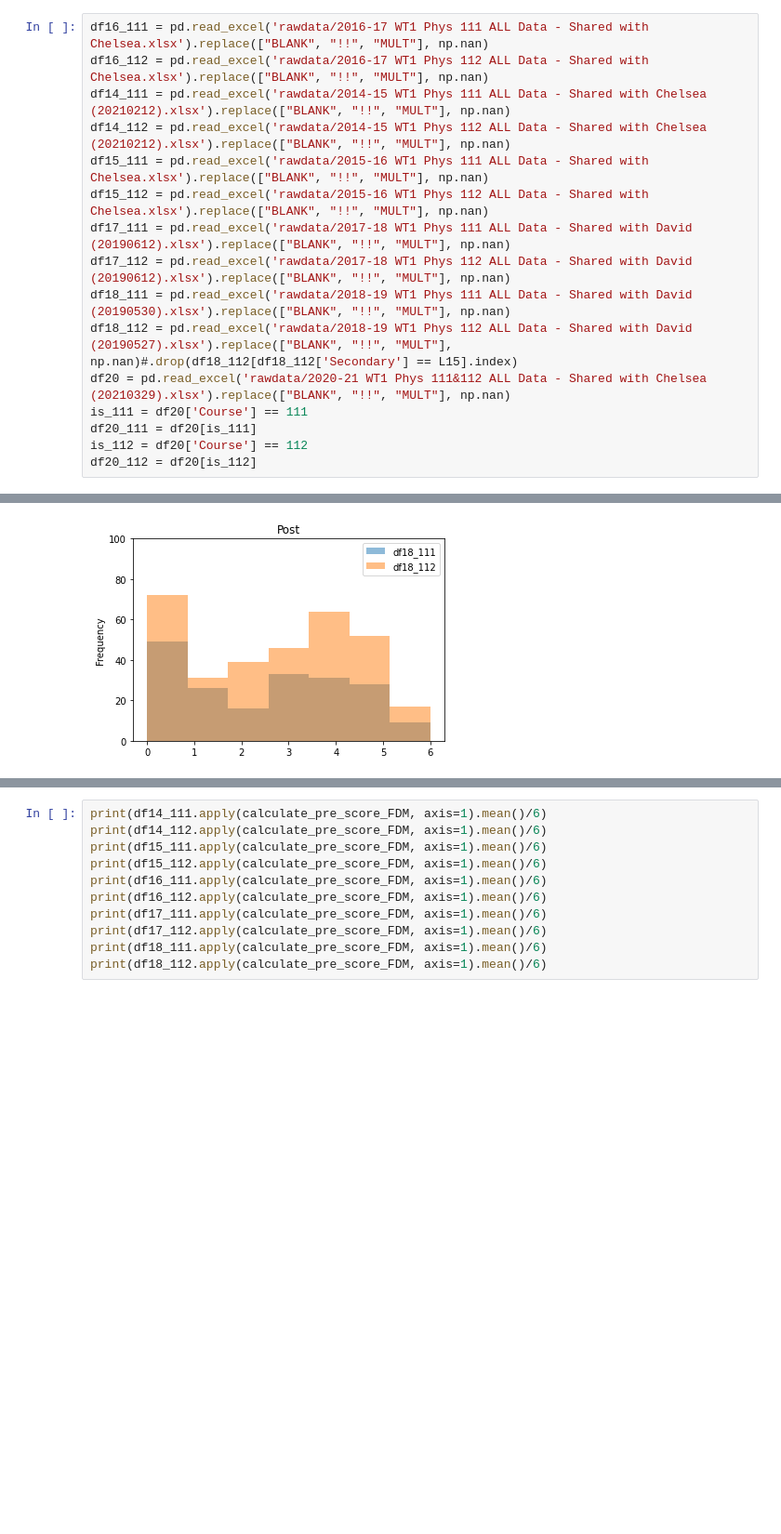
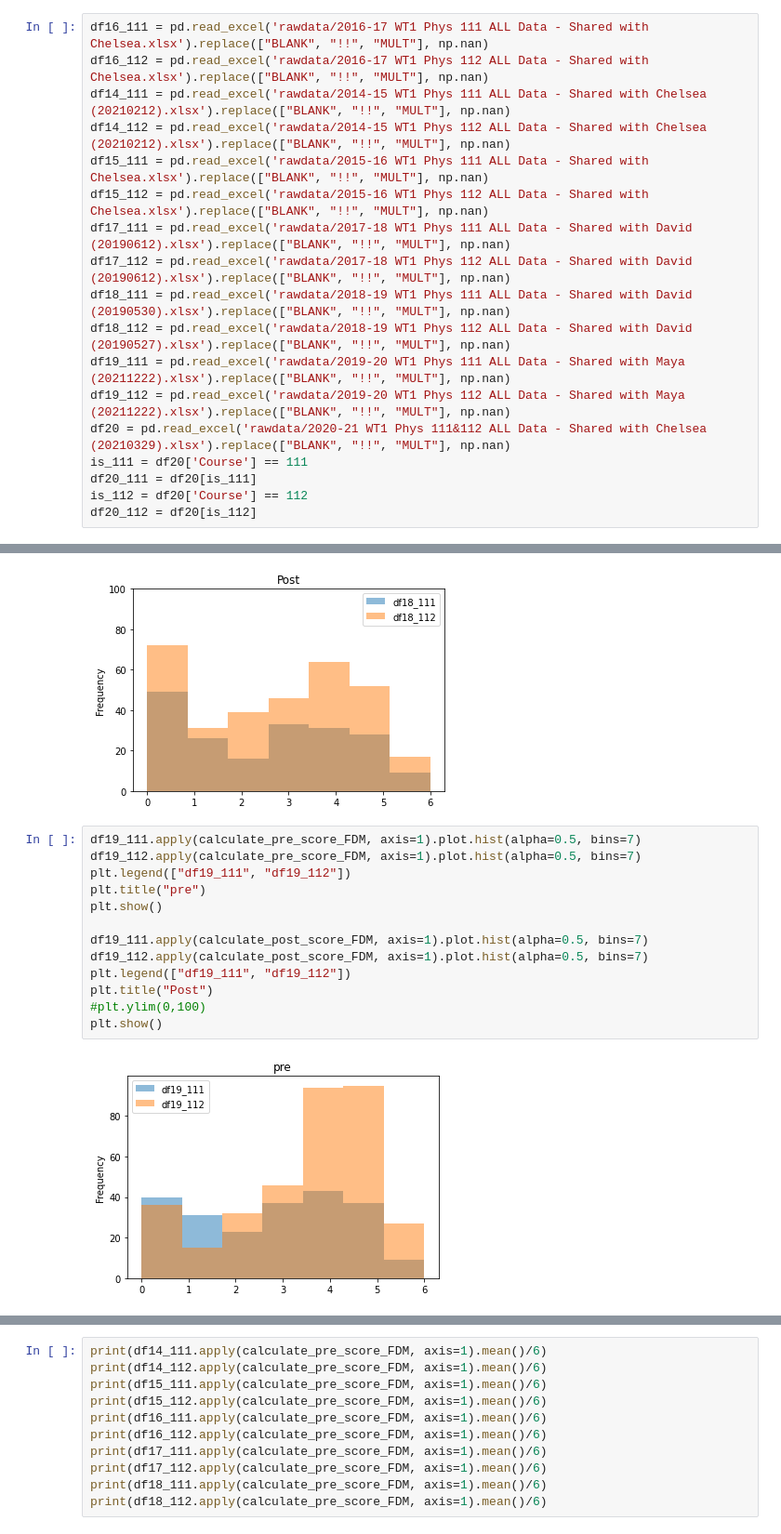
Before and after one commit to maya-patel/Honours-FCI-data, a Jupyter notebook: By Question-FDM.ipynb, the cells around one changed output, grey strips where cells are left out. Shown at 93% size. Saved outputs shown, nothing was run; the diff lists cells and outputs as text; blank space fills up the shorter version.

```diff
--- a/By Question-FDM.ipynb
+++ b/By Question-FDM.ipynb
@@ -13,7 +13,9 @@ df15_112 = pd.read_excel('rawdata/2015-16 WT1 Phys 112 ALL Data - Shared with Ch
 df17_111 = pd.read_excel('rawdata/2017-18 WT1 Phys 111 ALL Data - Shared with David (20190612).xlsx').replace(["BLANK", "!!", "MULT"], np.nan)
 df17_112 = pd.read_excel('rawdata/2017-18 WT1 Phys 112 ALL Data - Shared with David (20190612).xlsx').replace(["BLANK", "!!", "MULT"], np.nan)
 df18_111 = pd.read_excel('rawdata/2018-19 WT1 Phys 111 ALL Data - Shared with David (20190530).xlsx').replace(["BLANK", "!!", "MULT"], np.nan)
-df18_112 = pd.read_excel('rawdata/2018-19 WT1 Phys 112 ALL Data - Shared with David (20190527).xlsx').replace(["BLANK", "!!", "MULT"], np.nan)#.drop(df18_112[df18_112['Secondary'] == L15].index)
+df18_112 = pd.read_excel('rawdata/2018-19 WT1 Phys 112 ALL Data - Shared with David (20190527).xlsx').replace(["BLANK", "!!", "MULT"], np.nan)
+df19_111 = pd.read_excel('rawdata/2019-20 WT1 Phys 111 ALL Data - Shared with Maya (20211222).xlsx').replace(["BLANK", "!!", "MULT"], np.nan)
+df19_112 = pd.read_excel('rawdata/2019-20 WT1 Phys 112 ALL Data - Shared with Maya (20211222).xlsx').replace(["BLANK", "!!", "MULT"], np.nan)
 df20 = pd.read_excel('rawdata/2020-21 WT1 Phys 111&112 ALL Data - Shared with Chelsea (20210329).xlsx').replace(["BLANK", "!!", "MULT"], np.nan)
 is_111 = df20['Course'] == 111
 df20_111 = df20[is_111]
@@ -137,3 +129,18 @@ plt.show()
 # %% [output]
 [figure]
 [figure]
+# %%
+df19_111.apply(calculate_pre_score_FDM, axis=1).plot.hist(alpha=0.5, bins=7)
+df19_112.apply(calculate_pre_score_FDM, axis=1).plot.hist(alpha=0.5, bins=7)
+plt.legend(["df19_111", "df19_112"])
+plt.title("pre")
+plt.show()
+
+df19_111.apply(calculate_post_score_FDM, axis=1).plot.hist(alpha=0.5, bins=7)
+df19_112.apply(calculate_post_score_FDM, axis=1).plot.hist(alpha=0.5, bins=7)
+plt.legend(["df19_111", "df19_112"])
+plt.title("Post")
+#plt.ylim(0,100)
+plt.show()
+# %% [output]
+[figure, added]
```
Also changed, not shown: parts of 2 cells of this notebook, 5 other files.
